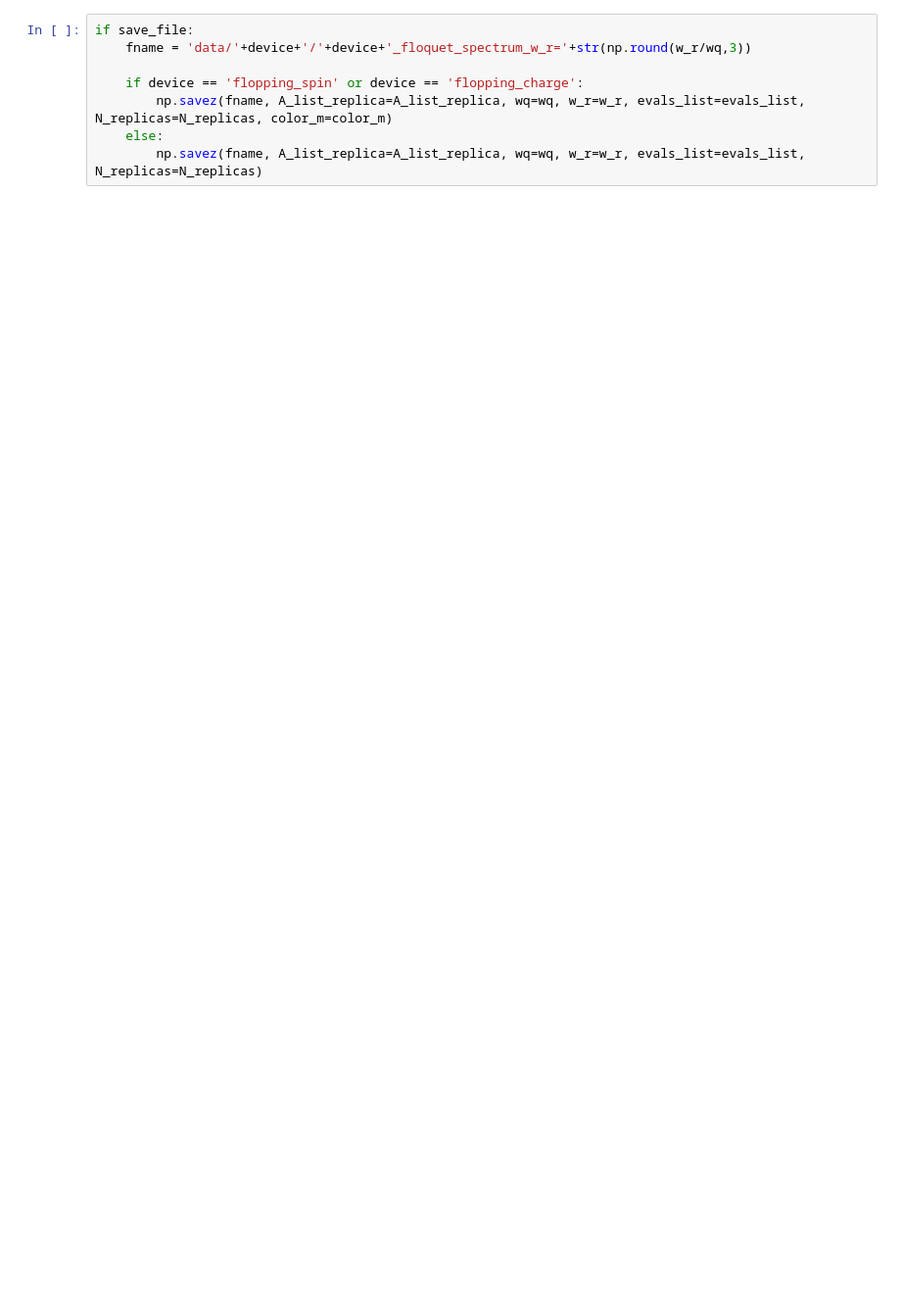
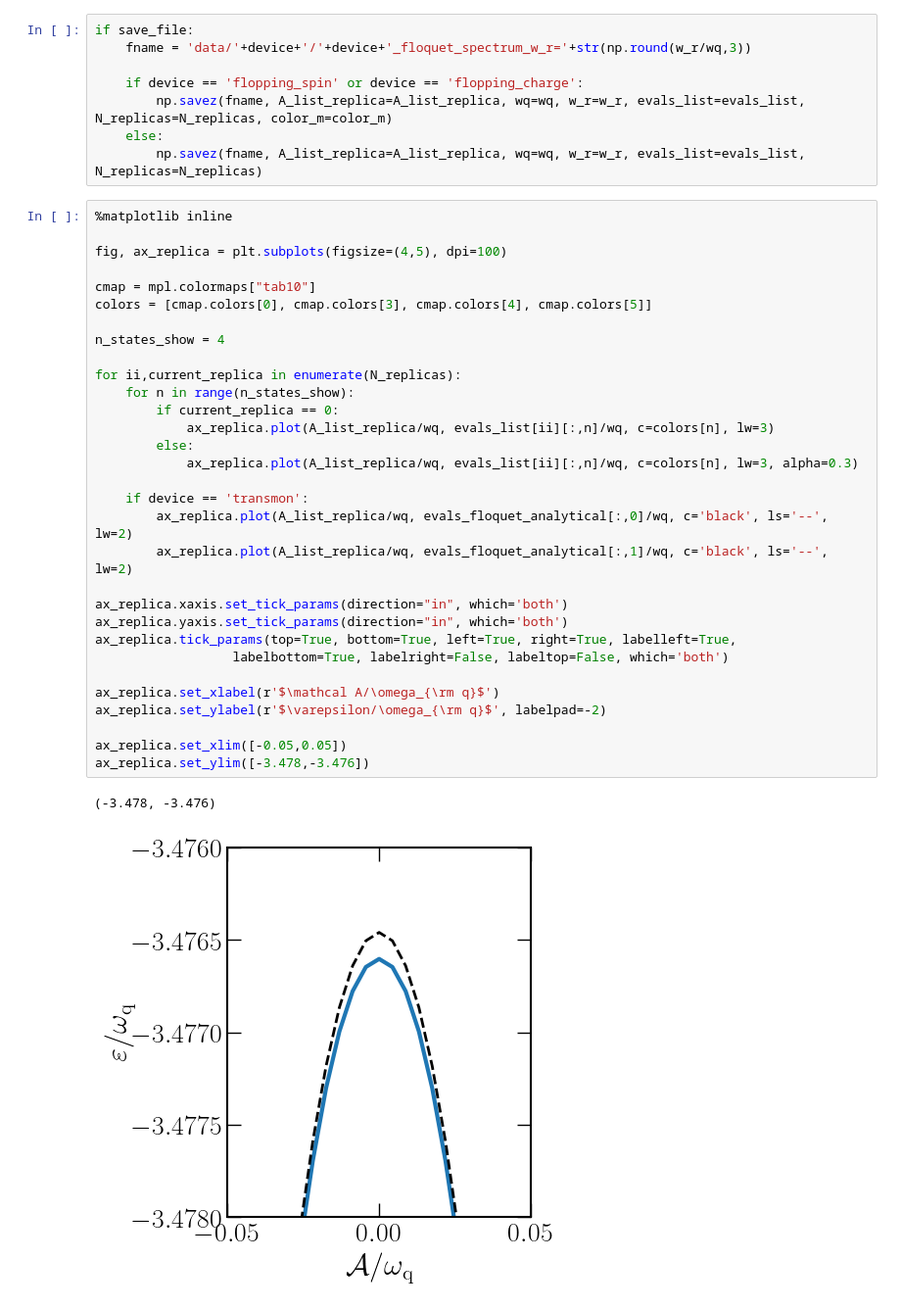
Before and after one commit to aleeschessari/Unifying-Floquet-Theory, a Jupyter notebook: floquet_spectrum.ipynb, the cells around one changed output. Shown at 98% size. Saved outputs shown, nothing was run; the diff lists cells and outputs as text; blank space fills up the shorter version.

```diff
--- a/floquet_spectrum.ipynb
+++ b/floquet_spectrum.ipynb
@@ -227,3 +227,37 @@ if save_file:
         np.savez(fname, A_list_replica=A_list_replica, wq=wq, w_r=w_r, evals_list=evals_list, N_replicas=N_replicas, color_m=color_m)
     else:
         np.savez(fname, A_list_replica=A_list_replica, wq=wq, w_r=w_r, evals_list=evals_list, N_replicas=N_replicas)
+# %%
+%matplotlib inline
+
+fig, ax_replica = plt.subplots(figsize=(4,5), dpi=100)
+
+cmap = mpl.colormaps["tab10"]
+colors = [cmap.colors[0], cmap.colors[3], cmap.colors[4], cmap.colors[5]]
+
+n_states_show = 4
+
+for ii,current_replica in enumerate(N_replicas):
+    for n in range(n_states_show):
+        if current_replica == 0:
+            ax_replica.plot(A_list_replica/wq, evals_list[ii][:,n]/wq, c=colors[n], lw=3)
+        else:
+            ax_replica.plot(A_list_replica/wq, evals_list[ii][:,n]/wq, c=colors[n], lw=3, alpha=0.3)
+
+    if device == 'transmon':
+        ax_replica.plot(A_list_replica/wq, evals_floquet_analytical[:,0]/wq, c='black', ls='--', lw=2)
+        ax_replica.plot(A_list_replica/wq, evals_floquet_analytical[:,1]/wq, c='black', ls='--', lw=2)
+
+ax_replica.xaxis.set_tick_params(direction="in", which='both')
+ax_replica.yaxis.set_tick_params(direction="in", which='both')
+ax_replica.tick_params(top=True, bottom=True, left=True, right=True, labelleft=True,
+                  labelbottom=True, labelright=False, labeltop=False, which='both')
+
+ax_replica.set_xlabel(r'$\mathcal A/\omega_{\rm q}$')
+ax_replica.set_ylabel(r'$\varepsilon/\omega_{\rm q}$', labelpad=-2)
+
+ax_replica.set_xlim([-0.05,0.05])
+ax_replica.set_ylim([-3.478,-3.476])
+# %% [output]
+(-3.478, -3.476)
+[figure, added]
```
Also changed, not shown: parts of 2 cells of this notebook, 17 other files.
